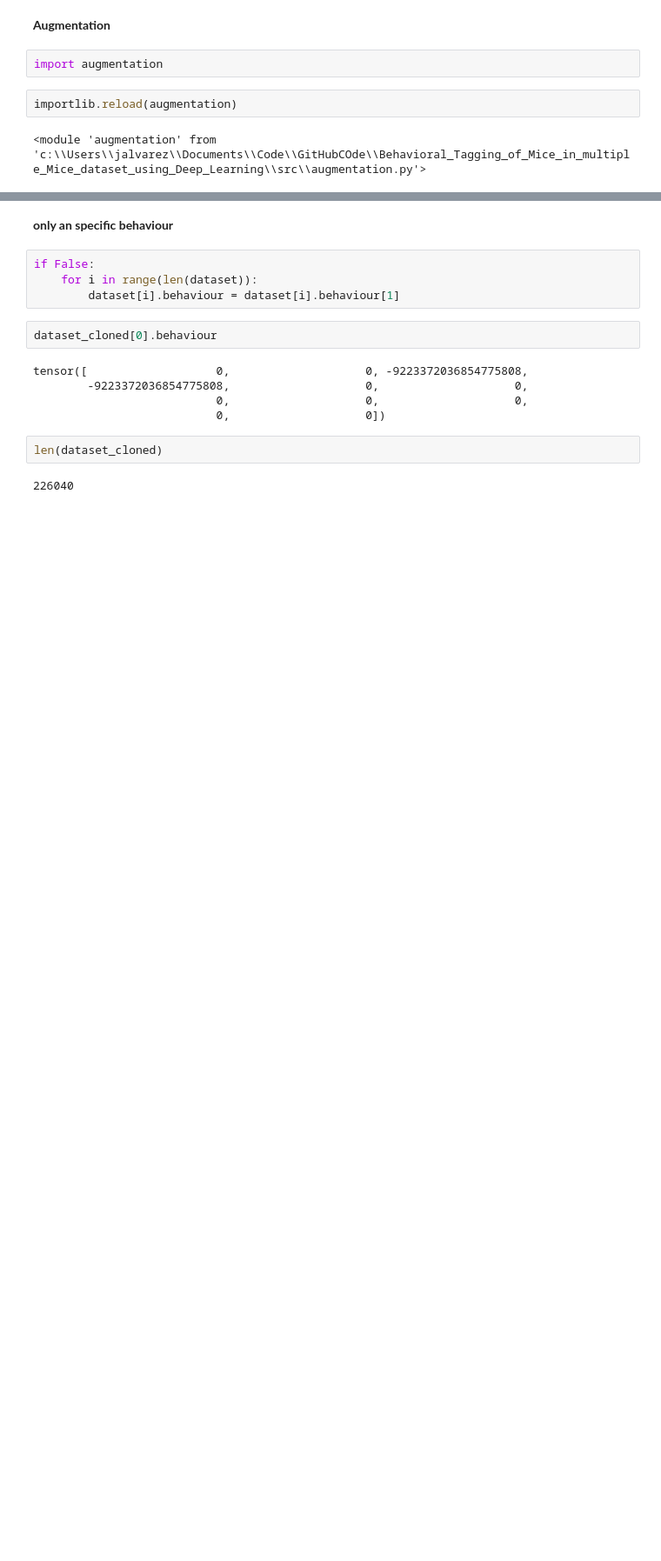
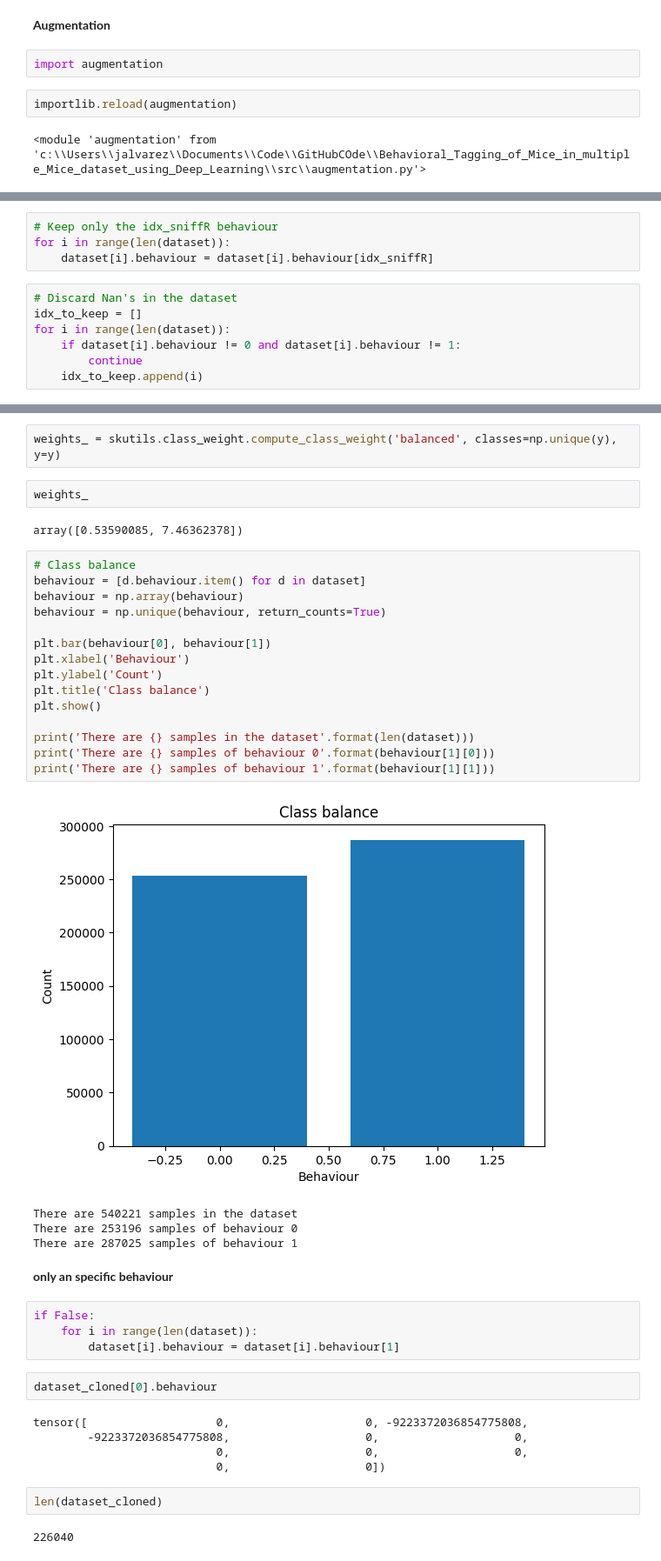
Before and after one commit to JulianAlvarezdeGiorgi/Behavioral_Tagging_of_Mice_in_multiple_Mice_setup_using_Deep_Learning, a Jupyter notebook: src/train_oficina_2.ipynb, the cells around one changed output, grey strips where cells are left out. Shown at 87% size. Cells and saved outputs as stored; diff of their text form; blank space fills up the shorter version.

```diff
--- a/src/train_oficina_2.ipynb
+++ b/src/train_oficina_2.ipynb
@@ -132,0 +165,11 @@ tensor([                   0,                    0, -9223372036854775808,
+# %%
+# Keep only the idx_sniffR behaviour
+for i in range(len(dataset)):
+    dataset[i].behaviour = dataset[i].behaviour[idx_sniffR]
+# %%
+# Discard Nan's in the dataset
+idx_to_keep = []
+for i in range(len(dataset)):
+    if dataset[i].behaviour != 0 and dataset[i].behaviour != 1:
+        continue
+    idx_to_keep.append(i)
@@ -133,3 +194,29 @@ tensor([                   0,                    0, -9223372036854775808,
+# %%
+weights_ = skutils.class_weight.compute_class_weight('balanced', classes=np.unique(y), y=y)
+# %%
+weights_
+# %% [output]
+array([0.53590085, 7.46362378])
+# %%
+# Class balance
+behaviour = [d.behaviour.item() for d in dataset]
+behaviour = np.array(behaviour)
+behaviour = np.unique(behaviour, return_counts=True)
+
+plt.bar(behaviour[0], behaviour[1])
+plt.xlabel('Behaviour')
+plt.ylabel('Count')
+plt.title('Class balance')
+plt.show()
+
+print('There are {} samples in the dataset'.format(len(dataset)))
+print('There are {} samples of behaviour 0'.format(behaviour[1][0]))
+print('There are {} samples of behaviour 1'.format(behaviour[1][1]))
+# %% [output]
+[figure, added]
+There are 540221 samples in the dataset
+There are 253196 samples of behaviour 0
+There are 287025 samples of behaviour 1
 # %% [markdown]
 **only an specific behaviour**
 # %%
```
Also changed, not shown: parts of 45 cells of this notebook, 3 other files.
